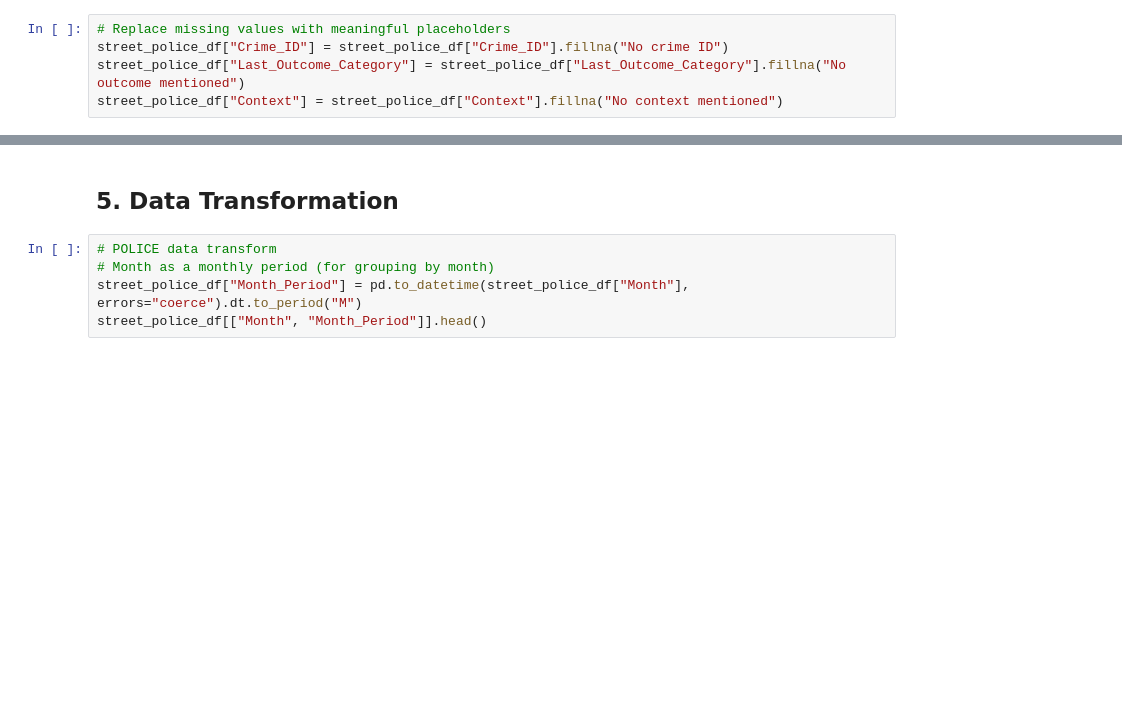
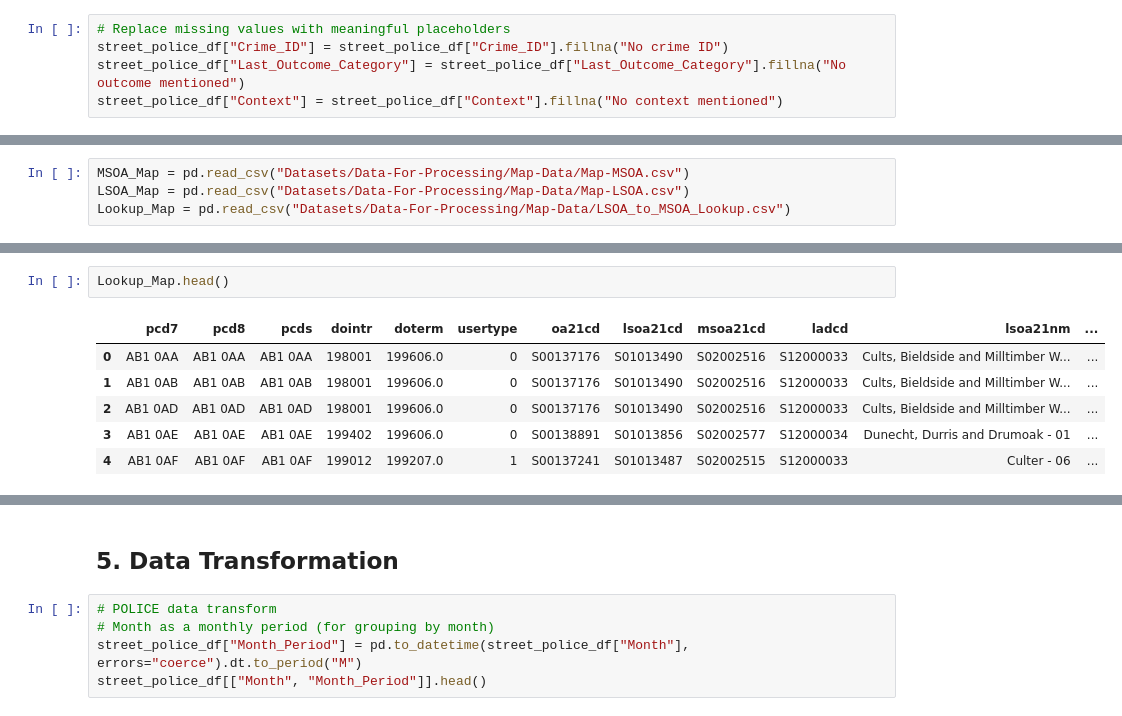
Before and after one commit to Sevinda-Herath/Predictive-Policing-in-the-London-Metropolitan-Police-District, a Jupyter notebook: main.ipynb, the cells around one changed output, grey strips where cells are left out. Drawn from its saved outputs; the diff is of its cells as text; blank space fills up the shorter version.

Commit message:
Map Data Cleaning Done

```diff
--- a/main.ipynb
+++ b/main.ipynb
@@ -430,0 +331,4 @@ street_police_df.head()
+# %%
+MSOA_Map = pd.read_csv("Datasets/Data-For-Processing/Map-Data/Map-MSOA.csv")
+LSOA_Map = pd.read_csv("Datasets/Data-For-Processing/Map-Data/Map-LSOA.csv")
+Lookup_Map = pd.read_csv("Datasets/Data-For-Processing/Map-Data/LSOA_to_MSOA_Lookup.csv")
@@ -430,0 +399,9 @@ street_police_df.head()
+# %%
+Lookup_Map.head()
+# %% [output]
+|  | pcd7 | pcd8 | pcds | dointr | doterm | usertype | oa21cd | lsoa21cd | msoa21cd | ladcd | lsoa21nm | ... |
+| 0 | AB1 0AA | AB1 0AA | AB1 0AA | 198001 | 199606.0 | 0 | S00137176 | S01013490 | S02002516 | S12000033 | Cults, Bieldside and Milltimber W... | ... |
+| 1 | AB1 0AB | AB1 0AB | AB1 0AB | 198001 | 199606.0 | 0 | S00137176 | S01013490 | S02002516 | S12000033 | Cults, Bieldside and Milltimber W... | ... |
+| 2 | AB1 0AD | AB1 0AD | AB1 0AD | 198001 | 199606.0 | 0 | S00137176 | S01013490 | S02002516 | S12000033 | Cults, Bieldside and Milltimber W... | ... |
+| 3 | AB1 0AE | AB1 0AE | AB1 0AE | 199402 | 199606.0 | 0 | S00138891 | S01013856 | S02002577 | S12000034 | Dunecht, Durris and Drumoak - 01 | ... |
+| 4 | AB1 0AF | AB1 0AF | AB1 0AF | 199012 | 199207.0 | 1 | S00137241 | S01013487 | S02002515 | S12000033 | Culter - 06 | ... |
```
Also changed, not shown: parts of 37 cells of this notebook, 2 other files.
